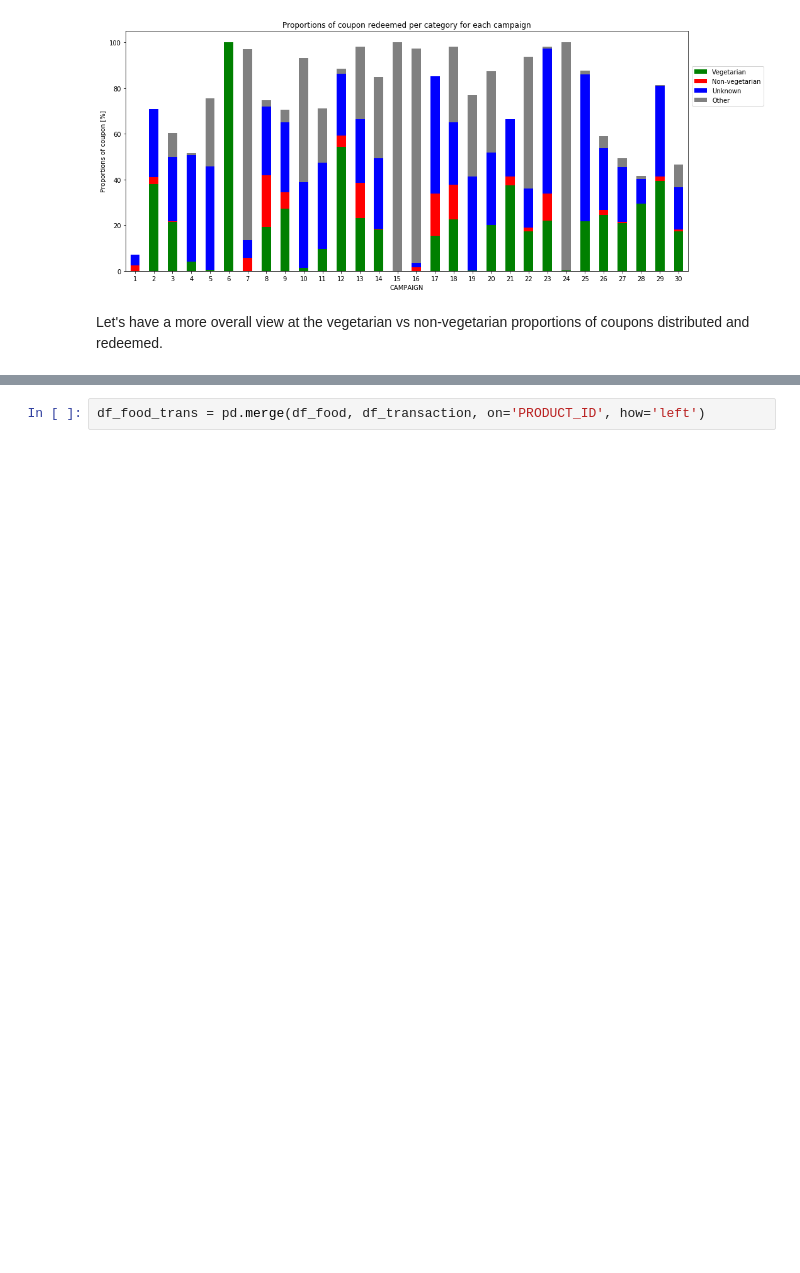
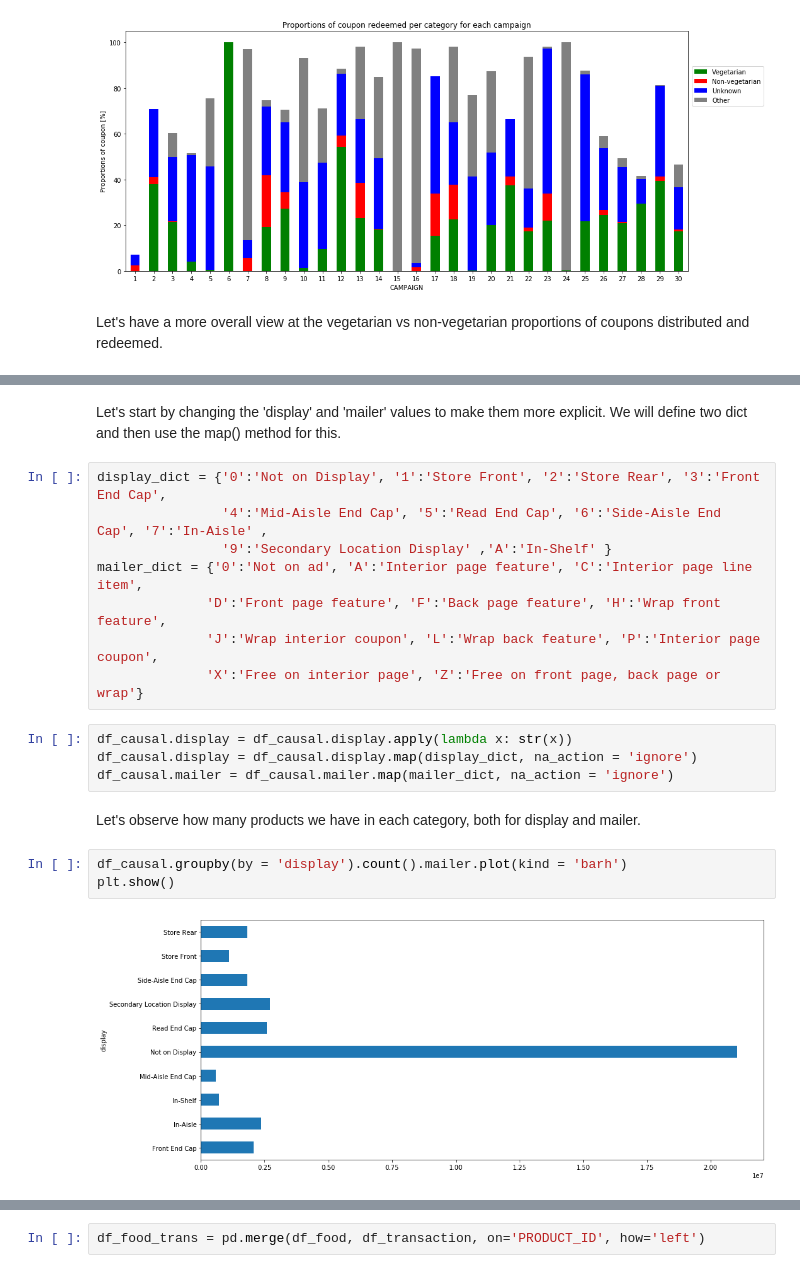
Before and after one commit to whateverforever/ada-2019-project, a Jupyter notebook: data_analysis.ipynb, the cells around one changed output, grey strips where cells are left out. Drawn from its saved outputs; the diff is of its cells as text; blank space fills up the shorter version.

```diff
--- a/data_analysis.ipynb
+++ b/data_analysis.ipynb
@@ -928,0 +860,21 @@ plt.show()
+# %% [markdown]
+Let's start by changing the 'display' and 'mailer' values to make them more explicit. We will define two dict and then use the map() method for this.
+# %%
+display_dict = {'0':'Not on Display', '1':'Store Front', '2':'Store Rear', '3':'Front End Cap',
+                '4':'Mid-Aisle End Cap', '5':'Read End Cap', '6':'Side-Aisle End Cap', '7':'In-Aisle' ,
+                '9':'Secondary Location Display' ,'A':'In-Shelf' }
+mailer_dict = {'0':'Not on ad', 'A':'Interior page feature', 'C':'Interior page line item',
+              'D':'Front page feature', 'F':'Back page feature', 'H':'Wrap front feature',
+              'J':'Wrap interior coupon', 'L':'Wrap back feature', 'P':'Interior page coupon',
+              'X':'Free on interior page', 'Z':'Free on front page, back page or wrap'}
+# %%
+df_causal.display = df_causal.display.apply(lambda x: str(x))
+df_causal.display = df_causal.display.map(display_dict, na_action = 'ignore')
+df_causal.mailer = df_causal.mailer.map(mailer_dict, na_action = 'ignore')
+# %% [markdown]
+Let's observe how many products we have in each category, both for display and mailer.
+# %%
+df_causal.groupby(by = 'display').count().mailer.plot(kind = 'barh')
+plt.show()
+# %% [output]
+[figure, added]
```
Also changed, not shown: parts of 71 cells of this notebook.
